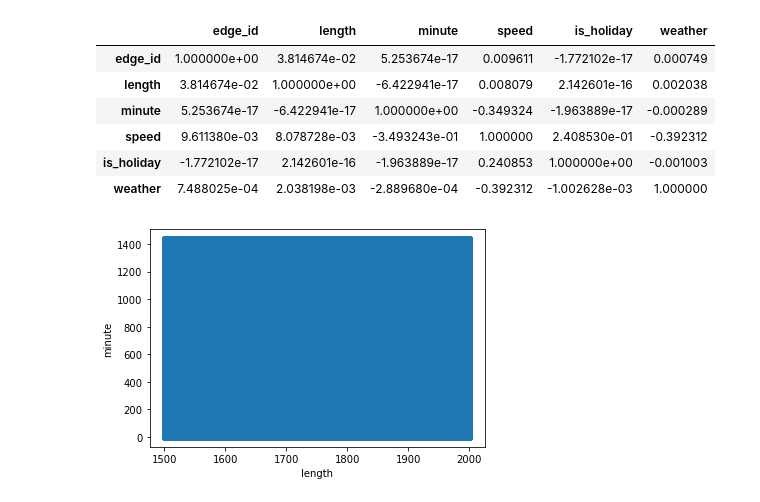
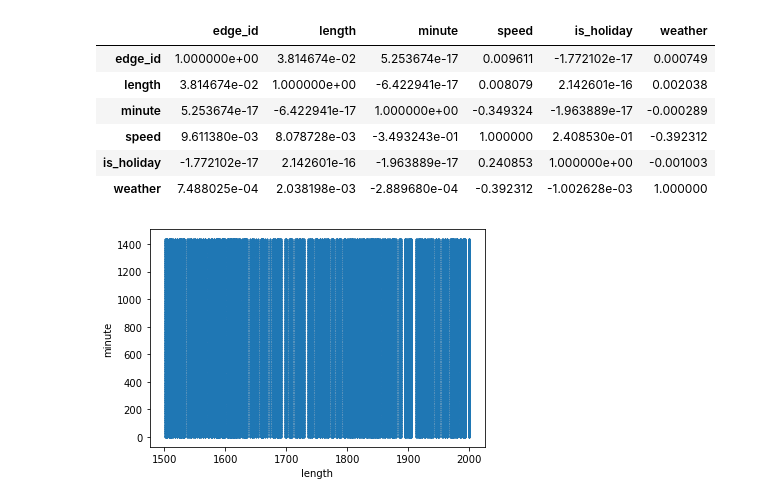
Before and after one commit to sahandp2012p/icds-project, a Jupyter notebook: Untitled.ipynb, the cells around one changed output. Cells and saved outputs as stored; diff of their text form; code cells hidden in the pictures.

```diff
--- a/Untitled.ipynb
+++ b/Untitled.ipynb
@@ -41,10 +41,10 @@ df.corr()
 # %%
 plt.xlabel("length")
 
 plt.ylabel("minute")
 
-plt.scatter(df["length"], df["minute"])
+plt.scatter(df["length"], df["minute"], s=0.2)
 
 plt.show()
 # %% [output]
-[figure, old version]
+[figure, new version]
```
